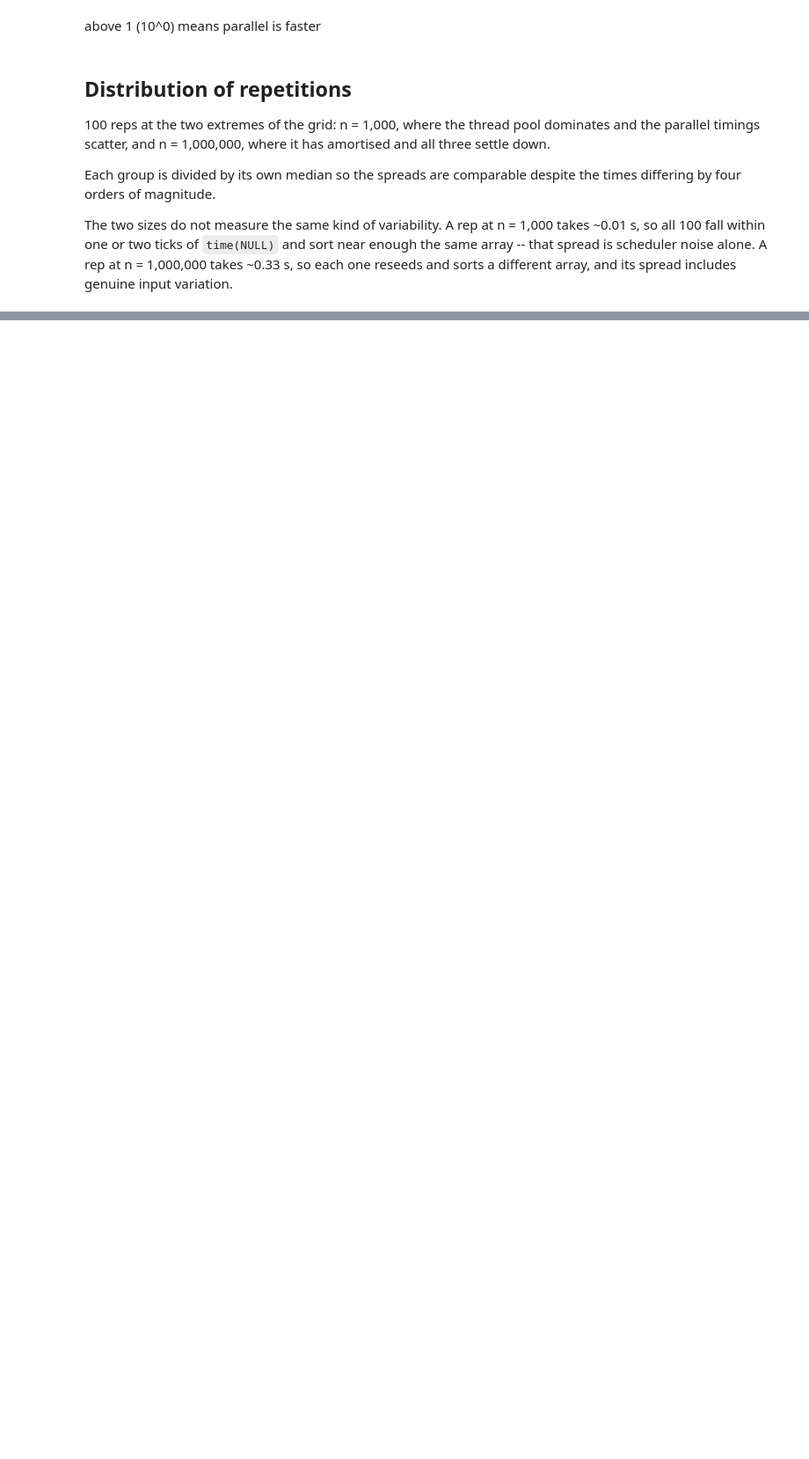
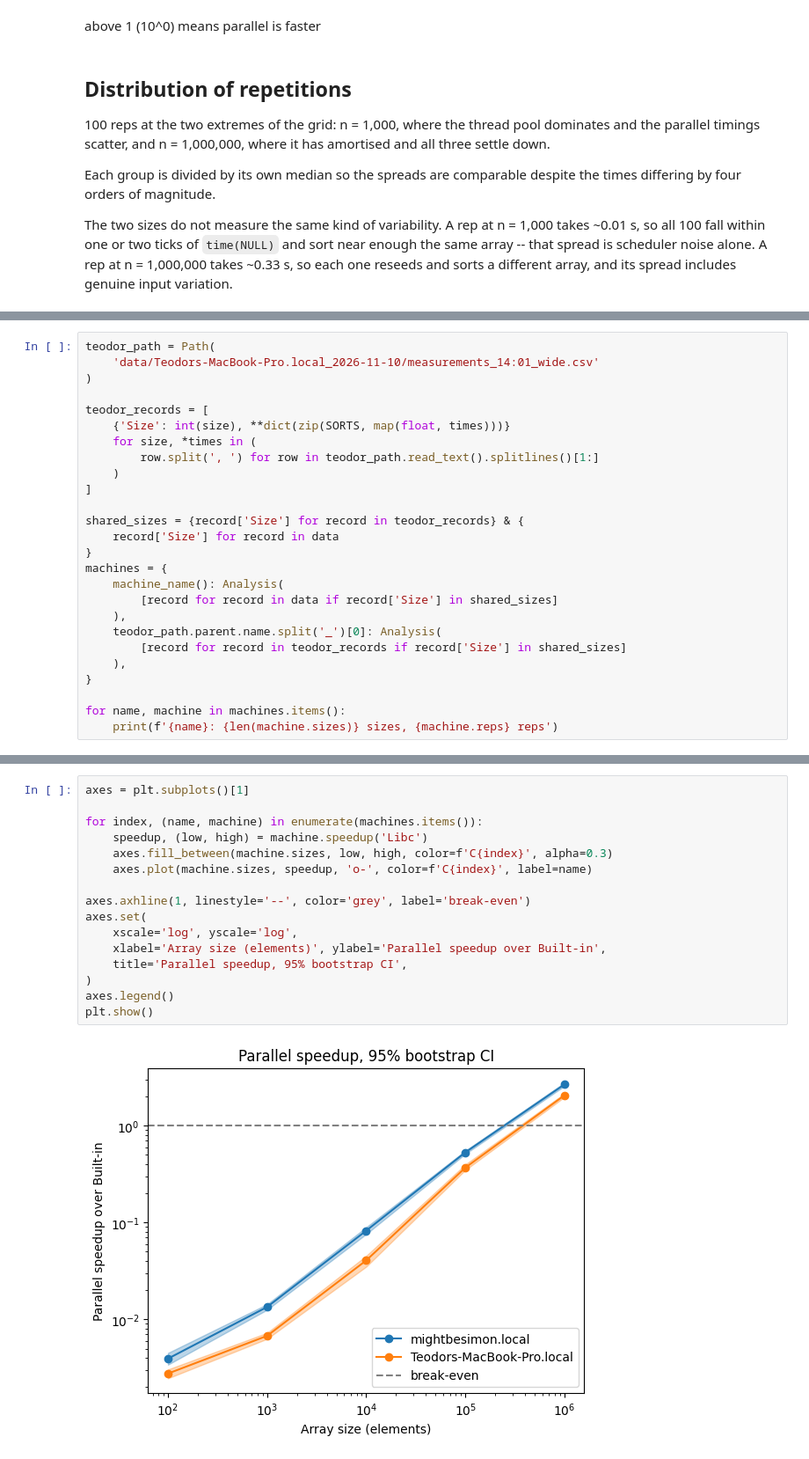
Before and after one commit to mightbesimon/M2R-ParallelQuicksort, a Jupyter notebook: journal.ipynb, the cells around one changed output, grey strips where cells are left out. Shown at 88% size. Drawn from its saved outputs; the diff is of its cells as text; blank space fills up the shorter version.

```diff
--- a/journal.ipynb
+++ b/journal.ipynb
@@ -276,0 +283,26 @@ plt.show()
+# %%
+teodor_path = Path(
+	'data/Teodors-MacBook-Pro.local_2026-11-10/measurements_14:01_wide.csv'
+)
+
+teodor_records = [
+	{'Size': int(size), **dict(zip(SORTS, map(float, times)))}
+	for size, *times in (
+		row.split(', ') for row in teodor_path.read_text().splitlines()[1:]
+	)
+]
+
+shared_sizes = {record['Size'] for record in teodor_records} & {
+	record['Size'] for record in data
+}
+machines = {
+	machine_name(): Analysis(
+		[record for record in data if record['Size'] in shared_sizes]
+	),
+	teodor_path.parent.name.split('_')[0]: Analysis(
+		[record for record in teodor_records if record['Size'] in shared_sizes]
+	),
+}
+
+for name, machine in machines.items():
+	print(f'{name}: {len(machine.sizes)} sizes, {machine.reps} reps')
@@ -276,0 +312,18 @@ plt.show()
+# %%
+axes = plt.subplots()[1]
+
+for index, (name, machine) in enumerate(machines.items()):
+	speedup, (low, high) = machine.speedup('Libc')
+	axes.fill_between(machine.sizes, low, high, color=f'C{index}', alpha=0.3)
+	axes.plot(machine.sizes, speedup, 'o-', color=f'C{index}', label=name)
+
+axes.axhline(1, linestyle='--', color='grey', label='break-even')
+axes.set(
+	xscale='log', yscale='log',
+	xlabel='Array size (elements)', ylabel='Parallel speedup over Built-in',
+	title='Parallel speedup, 95% bootstrap CI',
+)
+axes.legend()
+plt.show()
+# %% [output]
+[figure, added]
```
Also changed, not shown: parts of 10 cells of this notebook, 5 other files.
